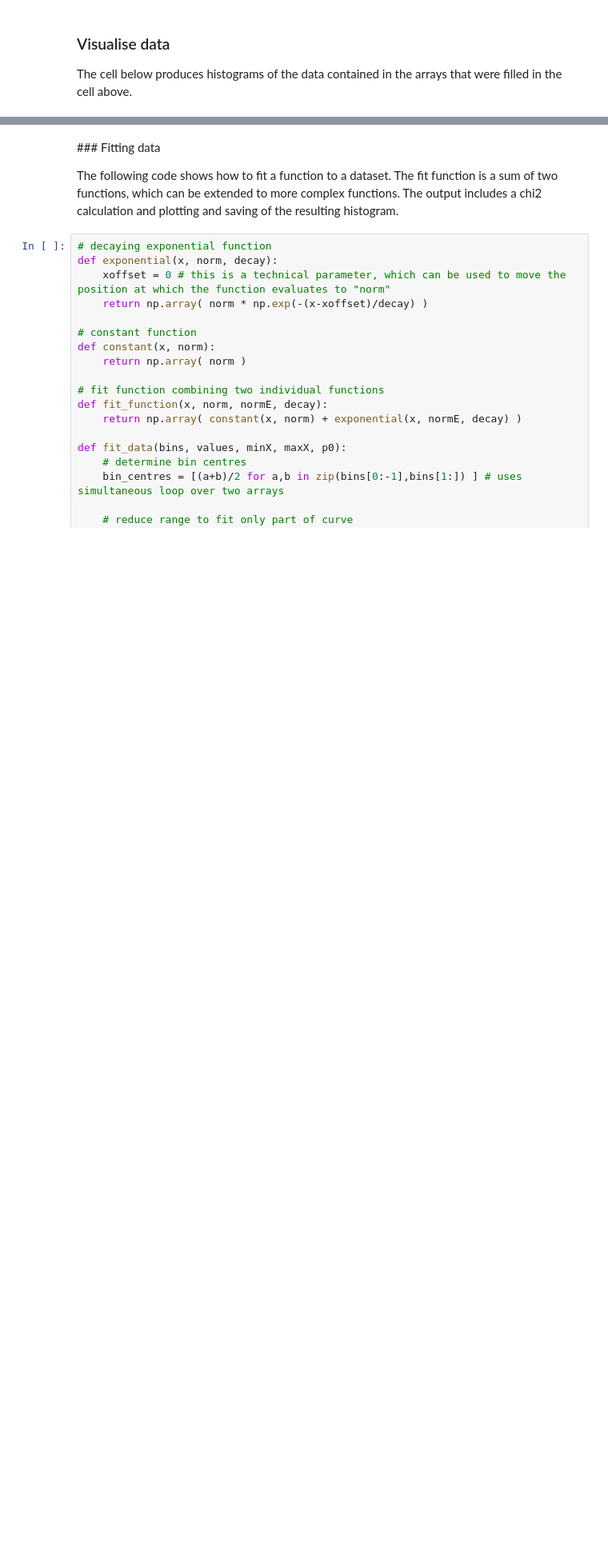
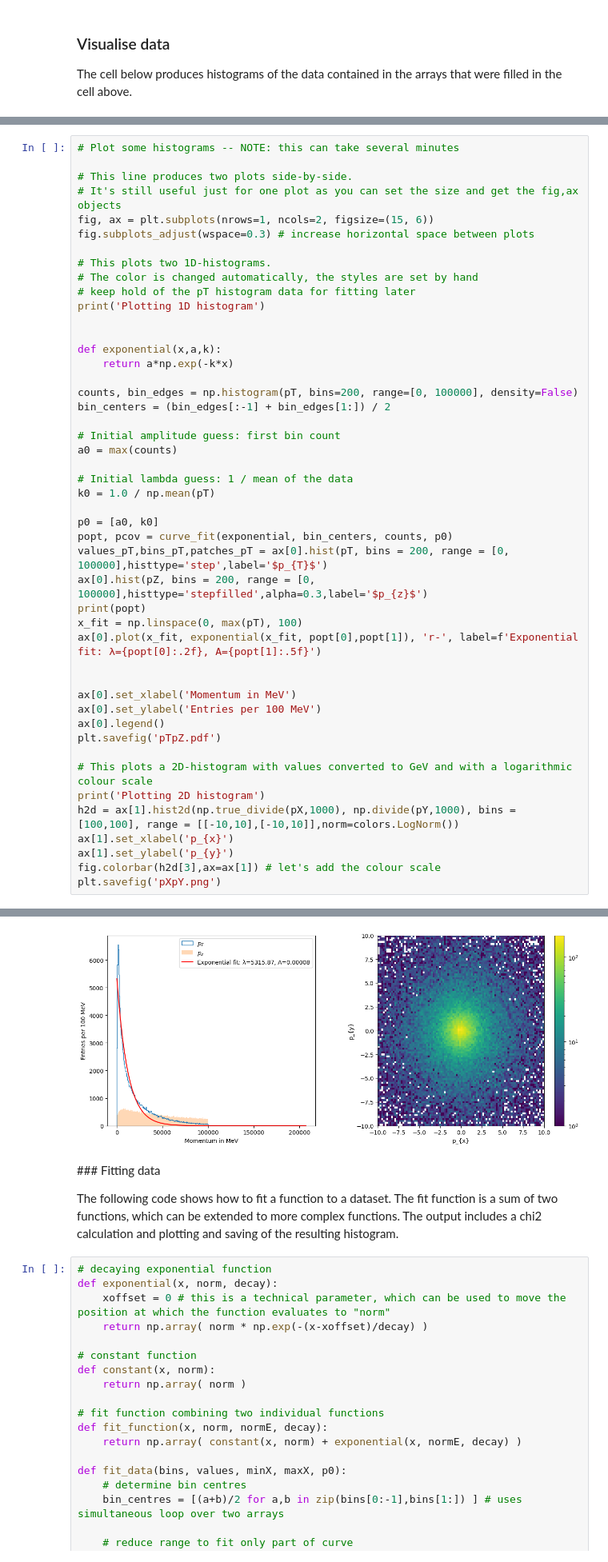
Before and after one commit to damianfrench/MatterAntimatterLab, a Jupyter notebook: Analysis_example.ipynb, the cells around one changed output, grey strips where cells are left out. Shown at 80% size. Drawn from its saved outputs; the diff is of its cells as text; blank space fills up the shorter version.

```diff
--- a/Analysis_example.ipynb
+++ b/Analysis_example.ipynb
@@ -177,0 +225,48 @@ Plotting 2D histogram
+# %%
+# Plot some histograms -- NOTE: this can take several minutes
+
+# This line produces two plots side-by-side.
+# It's still useful just for one plot as you can set the size and get the fig,ax objects
+fig, ax = plt.subplots(nrows=1, ncols=2, figsize=(15, 6))
+fig.subplots_adjust(wspace=0.3) # increase horizontal space between plots
+
+# This plots two 1D-histograms.
+# The color is changed automatically, the styles are set by hand
+# keep hold of the pT histogram data for fitting later
+print('Plotting 1D histogram')
+
+
+def exponential(x,a,k):
+    return a*np.exp(-k*x)
+
+counts, bin_edges = np.histogram(pT, bins=200, range=[0, 100000], density=False)
+bin_centers = (bin_edges[:-1] + bin_edges[1:]) / 2
+
+# Initial amplitude guess: first bin count
+a0 = max(counts)
+
+# Initial lambda guess: 1 / mean of the data
+k0 = 1.0 / np.mean(pT)
+
+p0 = [a0, k0]
+popt, pcov = curve_fit(exponential, bin_centers, counts, p0)
+values_pT,bins_pT,patches_pT = ax[0].hist(pT, bins = 200, range = [0, 100000],histtype='step',label='$p_{T}$')
+ax[0].hist(pZ, bins = 200, range = [0, 100000],histtype='stepfilled',alpha=0.3,label='$p_{z}$')
+print(popt)
+x_fit = np.linspace(0, max(pT), 100)
+ax[0].plot(x_fit, exponential(x_fit, popt[0],popt[1]), 'r-', label=f'Exponential fit: λ={popt[0]:.2f}, A={popt[1]:.5f}')
+
+
+ax[0].set_xlabel('Momentum in MeV')
+ax[0].set_ylabel('Entries per 100 MeV')
+ax[0].legend()
+plt.savefig('pTpZ.pdf')
+
+# This plots a 2D-histogram with values converted to GeV and with a logarithmic colour scale
+print('Plotting 2D histogram')
+h2d = ax[1].hist2d(np.true_divide(pX,1000), np.divide(pY,1000), bins = [100,100], range = [[-10,10],[-10,10]],norm=colors.LogNorm())
+ax[1].set_xlabel('p_{x}')
+ax[1].set_ylabel('p_{y}')
+fig.colorbar(h2d[3],ax=ax[1]) # let's add the colour scale
+plt.savefig('pXpY.png')
+# %% [output]
@@ -178,3 +276,4 @@ Plotting 2D histogram
+[figure, added]
 # %% [markdown]
 ### Fitting data
 
```
Also changed, not shown: parts of 5 cells of this notebook, 3 other files.
